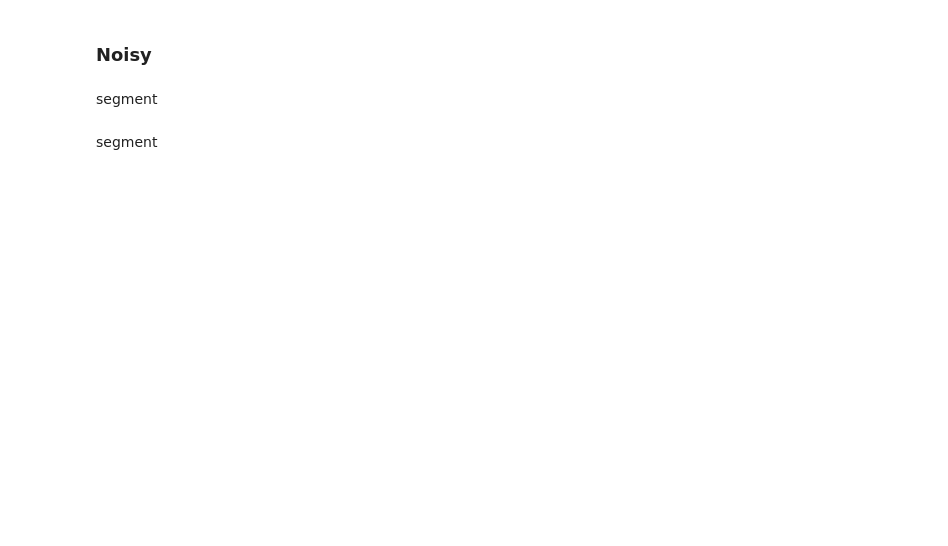
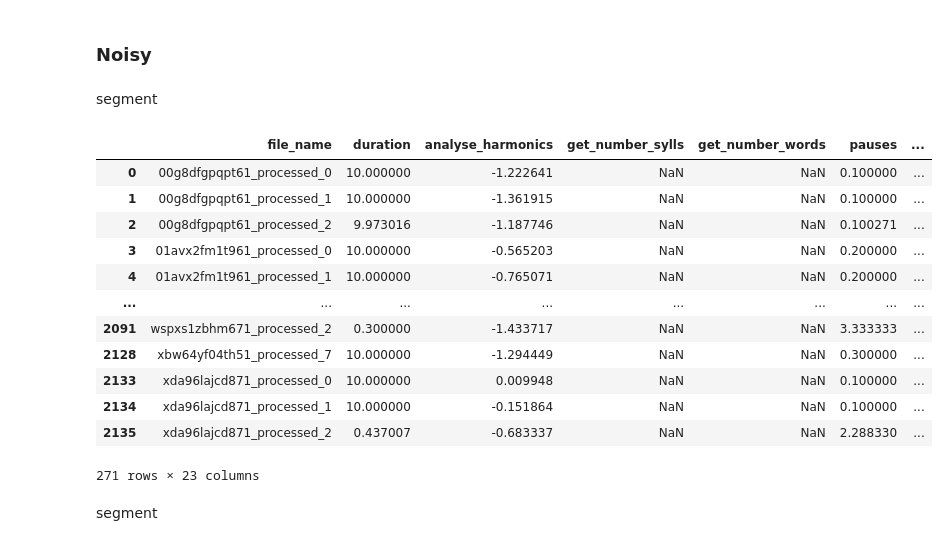
Before and after one commit to TheSameerAhmed/anger-detection-ml, a Jupyter notebook: visualizations.ipynb, the cells around one changed output. Cells and saved outputs as stored; diff of their text form; code cells hidden in the pictures; blank space fills up the shorter version.

```diff
--- a/visualizations.ipynb
+++ b/visualizations.ipynb
@@ -173,6 +173,22 @@ barPlotDataframes(no_noise, 'non-noisy data parent', 'parent')
 segment
 # %%
 noise = df_merged[df_merged.noisy_train == 1]
+# %%
+noise
+# %% [output]
+|  | file_name | duration | analyse_harmonics | get_number_sylls | get_number_words | pauses | ... |
+| 0 | 00g8dfgpqpt61_processed_0 | 10.000000 | -1.222641 | NaN | NaN | 0.100000 | ... |
+| 1 | 00g8dfgpqpt61_processed_1 | 10.000000 | -1.361915 | NaN | NaN | 0.100000 | ... |
+| 2 | 00g8dfgpqpt61_processed_2 | 9.973016 | -1.187746 | NaN | NaN | 0.100271 | ... |
+| 3 | 01avx2fm1t961_processed_0 | 10.000000 | -0.565203 | NaN | NaN | 0.200000 | ... |
+| 4 | 01avx2fm1t961_processed_1 | 10.000000 | -0.765071 | NaN | NaN | 0.200000 | ... |
+| ... | ... | ... | ... | ... | ... | ... | ... |
+| 2091 | wspxs1zbhm671_processed_2 | 0.300000 | -1.433717 | NaN | NaN | 3.333333 | ... |
+| 2128 | xbw64yf04th51_processed_7 | 10.000000 | -1.294449 | NaN | NaN | 0.300000 | ... |
+| 2133 | xda96lajcd871_processed_0 | 10.000000 | 0.009948 | NaN | NaN | 0.100000 | ... |
+| 2134 | xda96lajcd871_processed_1 | 10.000000 | -0.151864 | NaN | NaN | 0.100000 | ... |
+| 2135 | xda96lajcd871_processed_2 | 0.437007 | -0.683337 | NaN | NaN | 2.288330 | ... |
+271 rows × 23 columns
 # %% [markdown]
 segment
 # %%
```
Also changed, not shown: parts of 23 cells of this notebook.
